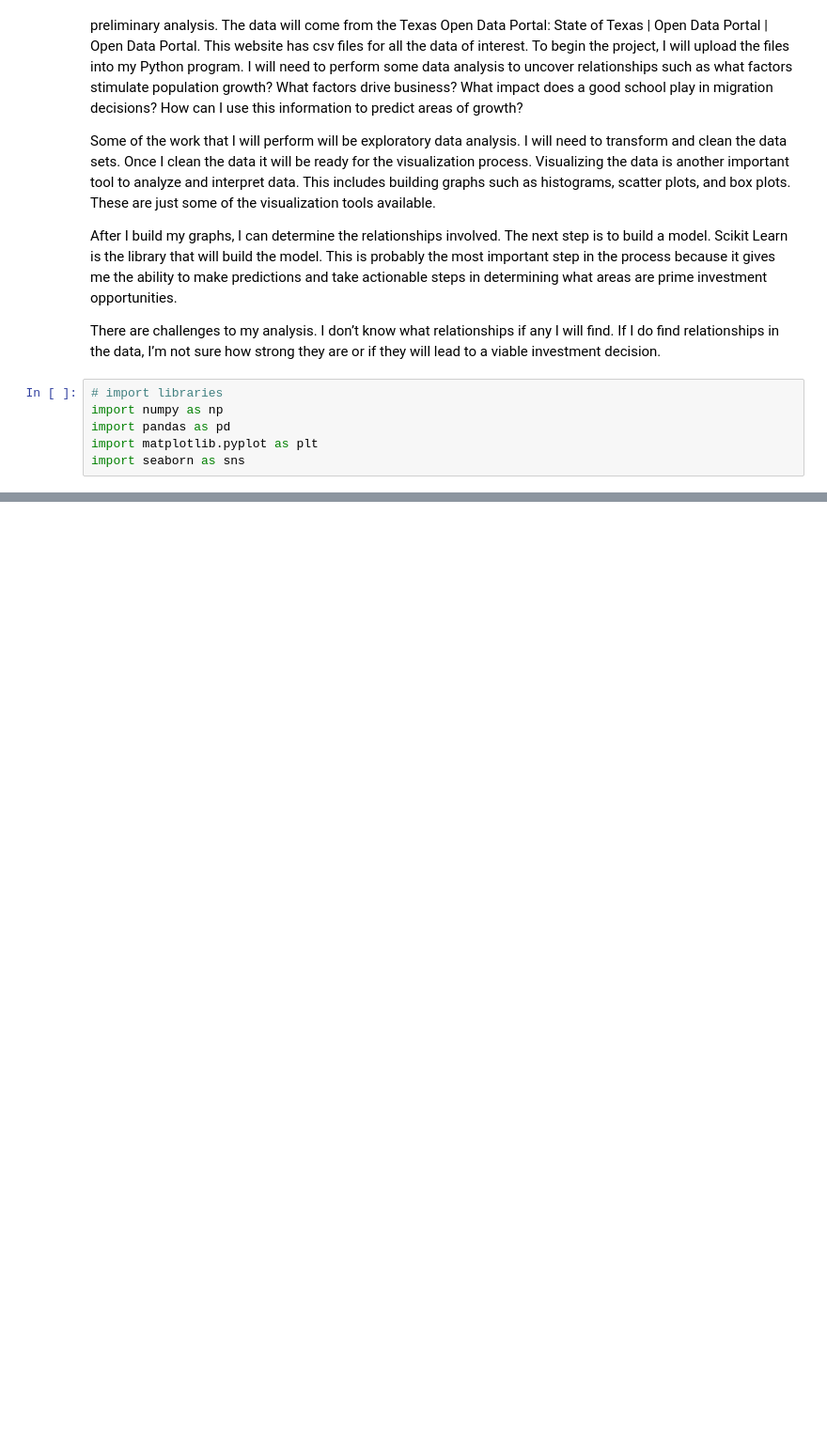
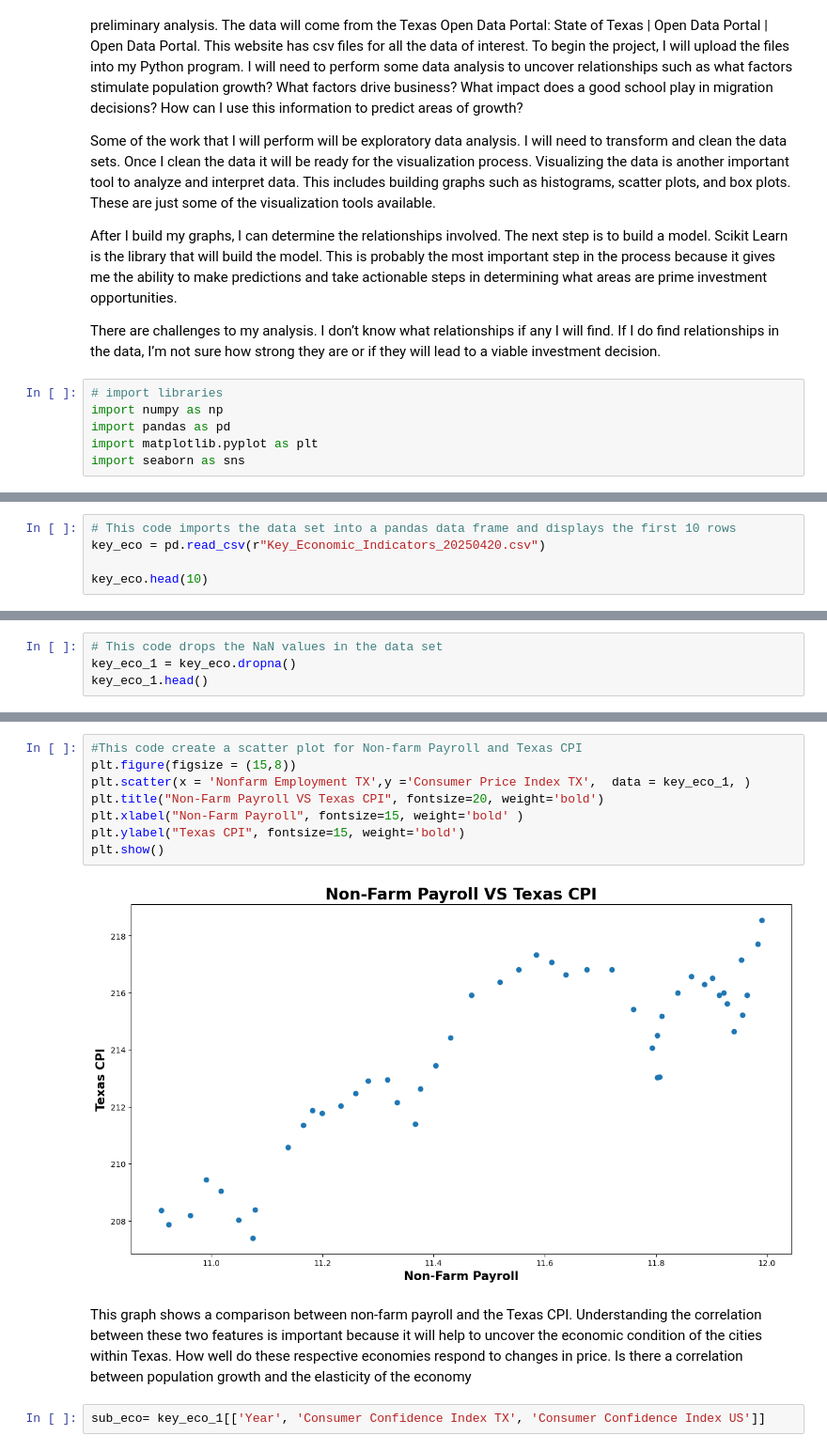
Before and after one commit to MWPerrineJr/Data_Mining_Final, a Jupyter notebook: data mining final1.ipynb, the cells around one changed output, grey strips where cells are left out. Shown at 94% size. Cells and saved outputs as stored; diff of their text form; blank space fills up the shorter version.

```diff
--- a/data mining final1.ipynb
+++ b/data mining final1.ipynb
@@ -25,0 +150,5 @@ import seaborn as sns
+# %%
+# This code imports the data set into a pandas data frame and displays the first 10 rows
+key_eco = pd.read_csv(r"Key_Economic_Indicators_20250420.csv")
+
+key_eco.head(10)
@@ -25,0 +168,4 @@ import seaborn as sns
+# %%
+# This code drops the NaN values in the data set
+key_eco_1 = key_eco.dropna()
+key_eco_1.head()
@@ -25,0 +180,14 @@ import seaborn as sns
+# %%
+#This code create a scatter plot for Non-farm Payroll and Texas CPI
+plt.figure(figsize = (15,8))
+plt.scatter(x = 'Nonfarm Employment TX',y ='Consumer Price Index TX',  data = key_eco_1, )
+plt.title("Non-Farm Payroll VS Texas CPI", fontsize=20, weight='bold')
+plt.xlabel("Non-Farm Payroll", fontsize=15, weight='bold' )
+plt.ylabel("Texas CPI", fontsize=15, weight='bold')
+plt.show()
+# %% [output]
+[figure, added]
+# %% [markdown]
+This graph shows a comparison between non-farm payroll and the Texas CPI. Understanding the correlation between these two features is important because it will help to uncover the economic condition of the cities within Texas. How well do these respective economies respond to changes in price. Is there a correlation between population growth and the elasticity of the economy
+# %%
+sub_eco= key_eco_1[['Year', 'Consumer Confidence Index TX', 'Consumer Confidence Index US']]
```
Also changed, not shown: parts of 18 cells of this notebook.
